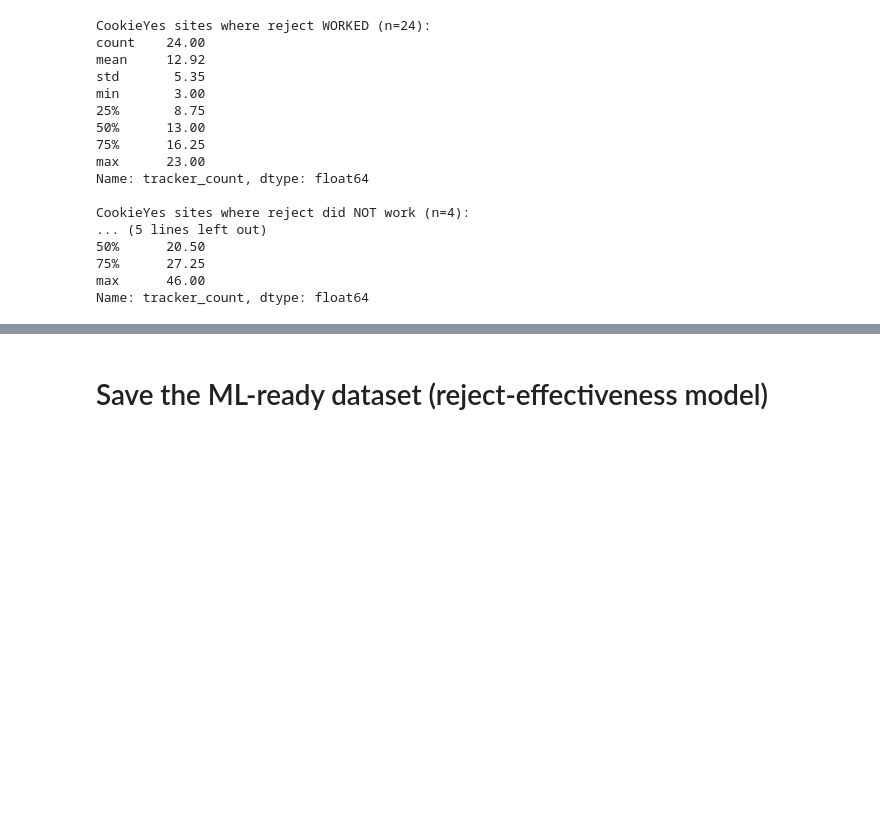
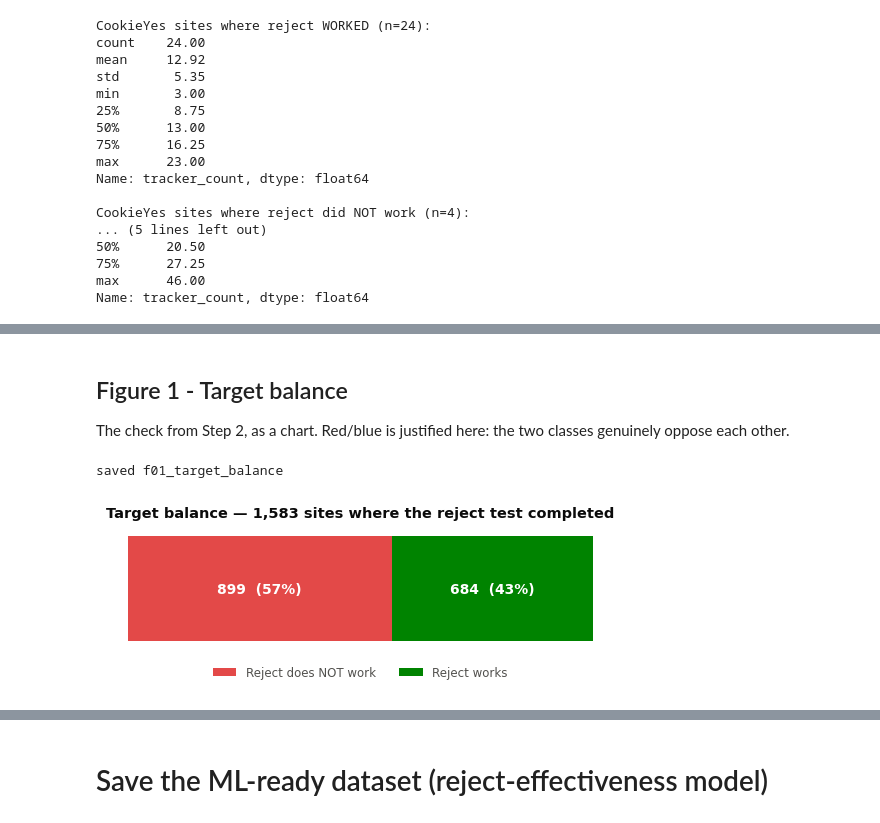
Before and after one commit to mhananem/privacy-compliance-project, a Jupyter notebook: notebooks/04_eda_reject_effectiveness.ipynb, the cells around one changed output, grey strips where cells are left out. Cells and saved outputs as stored; diff of their text form; code cells hidden in the pictures; blank space fills up the shorter version.

```diff
--- a/notebooks/04_eda_reject_effectiveness.ipynb
+++ b/notebooks/04_eda_reject_effectiveness.ipynb
@@ -318,0 +397,29 @@ Name: tracker_count, dtype: float64
+# %% [markdown]
+## Figure 1 - Target balance
+
+The check from Step 2, as a chart. Red/blue is justified here: the two classes
+genuinely oppose each other.
+# %%
+counts = df_model['reject_works'].value_counts()
+n_no, n_yes = int(counts.get(False, 0)), int(counts.get(True, 0))
+tot = n_no + n_yes
+
+fig, ax = plt.subplots(figsize=(6.0, 1.5))
+ax.barh([0], [n_no], color=RED, height=.55, label='Reject does NOT work')
+ax.barh([0], [n_yes], left=[n_no], color=GREEN, height=.55, label='Reject works')
+
+ax.text(n_no / 2, 0, f'{n_no:,}  ({n_no/tot*100:.0f}%)', ha='center', va='center',
+        color='white', fontsize=10, fontweight='bold')
+ax.text(n_no + n_yes / 2, 0, f'{n_yes:,}  ({n_yes/tot*100:.0f}%)', ha='center',
+        va='center', color='white', fontsize=10, fontweight='bold')
+
+ax.set_xlim(0, tot); ax.set_yticks([]); ax.set_xticks([])
+for s in ax.spines.values():
+    s.set_visible(False)
+ax.set_title(f'Target balance — {tot:,} sites where the reject test completed', pad=10)
+ax.legend(loc='upper center', bbox_to_anchor=(.5, -.08), ncol=2, frameon=False,
+          fontsize=8.5, labelcolor=INK2)
+save(fig, 'f01_target_balance')
+# %% [output]
+saved f01_target_balance
+[figure, added]
```
Also changed, not shown: parts of 28 cells of this notebook, 40 other files.
